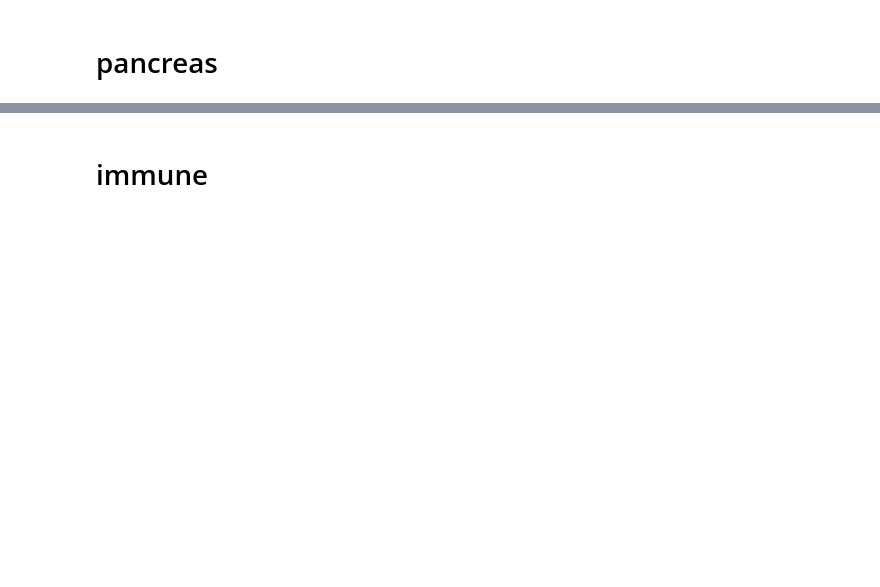
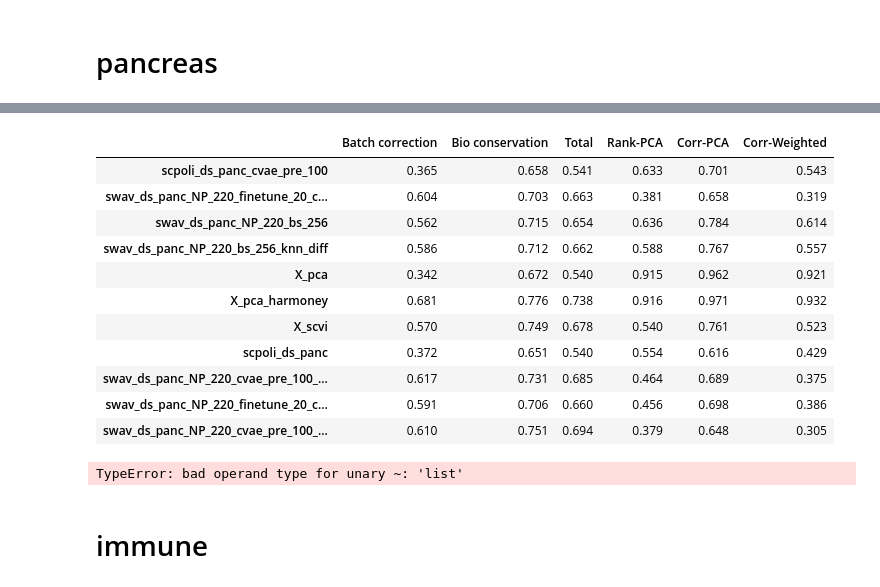
Before and after one commit to fatisati/interpretable-prototype, a Jupyter notebook: notebooks/embedding_metrics.ipynb, the cells around one changed output, grey strips where cells are left out. Saved outputs shown, nothing was run; the diff lists cells and outputs as text; code cells hidden in the pictures; blank space fills up the shorter version.

```diff
--- a/notebooks/embedding_metrics.ipynb
+++ b/notebooks/embedding_metrics.ipynb
@@ -137,0 +40,2 @@ generate_table('~/models/pancreas/')
+# %%
+df, dfs = load_tb('pancreas')
@@ -137,0 +49,5 @@ generate_table('~/models/pancreas/')
+# %%
+def is_mc(idx):
+    return ('mc' in idx) or ('seacell' in idx)
+mask = np.array([is_mc(idx) for idx in df.index])
+df[mask]
@@ -138,2 +74,21 @@ generate_table('~/models/pancreas/')
+# %%
+show_tb(df[~mask])
+# %% [output]
+|  | Batch correction | Bio conservation | Total | Rank-PCA | Corr-PCA | Corr-Weighted |
+| scpoli_ds_panc_cvae_pre_100 | 0.365 | 0.658 | 0.541 | 0.633 | 0.701 | 0.543 |
+| swav_ds_panc_NP_220_finetune_20_c... | 0.604 | 0.703 | 0.663 | 0.381 | 0.658 | 0.319 |
+| swav_ds_panc_NP_220_bs_256 | 0.562 | 0.715 | 0.654 | 0.636 | 0.784 | 0.614 |
+| swav_ds_panc_NP_220_bs_256_knn_diff | 0.586 | 0.712 | 0.662 | 0.588 | 0.767 | 0.557 |
+| X_pca | 0.342 | 0.672 | 0.540 | 0.915 | 0.962 | 0.921 |
+| X_pca_harmoney | 0.681 | 0.776 | 0.738 | 0.916 | 0.971 | 0.932 |
+| X_scvi | 0.570 | 0.749 | 0.678 | 0.540 | 0.761 | 0.523 |
+| scpoli_ds_panc | 0.372 | 0.651 | 0.540 | 0.554 | 0.616 | 0.429 |
+| swav_ds_panc_NP_220_cvae_pre_100_... | 0.617 | 0.731 | 0.685 | 0.464 | 0.689 | 0.375 |
+| swav_ds_panc_NP_220_finetune_20_c... | 0.591 | 0.706 | 0.660 | 0.456 | 0.698 | 0.386 |
+| swav_ds_panc_NP_220_cvae_pre_100_... | 0.610 | 0.751 | 0.694 | 0.379 | 0.648 | 0.305 |
+# %%
+show_tb(df[~mask])
+# %% [output]
+TypeError: bad operand type for unary ~: 'list'
 # %% [markdown]
 # immune
```
Also changed, not shown: parts of 84 cells of this notebook, 26 other files.
